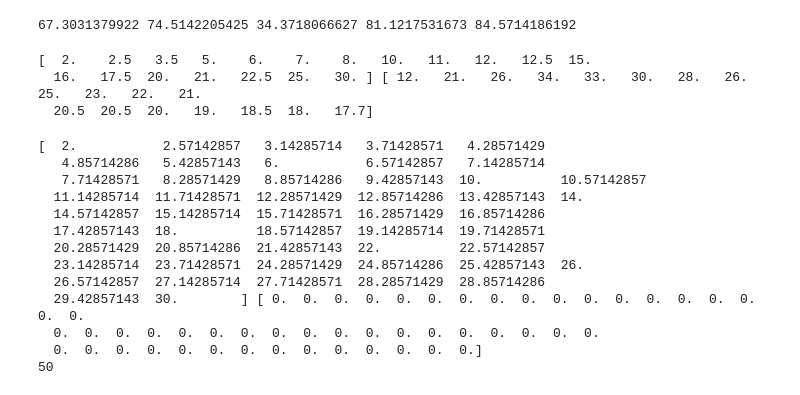
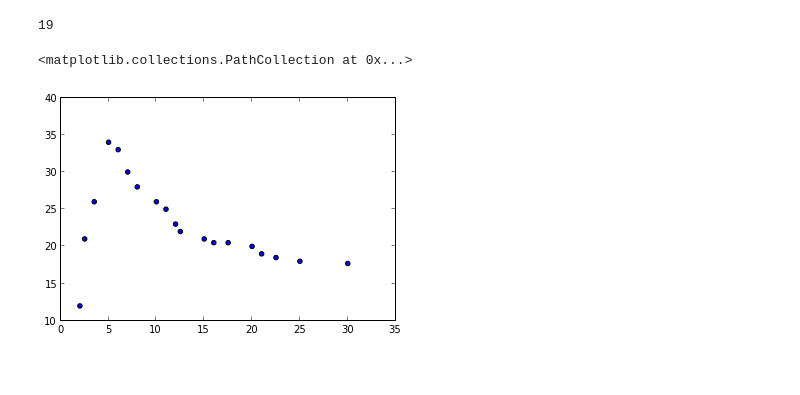
Before and after one commit to nana0220/Tarea_8, a Jupyter notebook: Tarea8.ipynb, the cells around one changed output. Cells and saved outputs as stored; diff of their text form; code cells hidden in the pictures; blank space fills up the shorter version.

```diff
--- a/Tarea8.ipynb
+++ b/Tarea8.ipynb
@@ -9,45 +8,12 @@ WARNING: pylab import has clobbered these variables: ['beta', 'random']
-# %%
-#Declaracion de constantes
-alfa=100*(random.random())
-So=100*random.random()
-Km1=100*random.random()
-beta=100*random.random()
-Km2=100*random.random()
-
-print alfa, So, Km1, beta, Km2
-# %% [output]
-67.3031379922 74.5142205425 34.3718066627 81.1217531673 84.5714186192
 # %%
 obs_data=loadtxt("dimer_observations.dat")
 # %%
 time_obs=obs_data[:,0]
 p_obs=obs_data[:,1]
-
-print time_obs,p_obs
+n=size(time_obs)
+print n
+scatter(time_obs, p_obs)
 # %% [output]
-[  2.    2.5   3.5   5.    6.    7.    8.   10.   11.   12.   12.5  15.
-  16.   17.5  20.   21.   22.5  25.   30. ] [ 12.   21.   26.   34.   33.   30.   28.   26.   25.   23.   22.   21.
-  20.5  20.5  20.   19.   18.5  18.   17.7]
+19
+<matplotlib.collections.PathCollection at 0x...>
+[figure, added]
-# %%
-#runge kutta devuelve 2 arrays. P y T
-
-h=0.2
-n_points=int((10.0+h)/h)
-t=linspace(2,30,n_points)
-p=zeros(n_points)
-print t,p
-print n_points
-# %% [output]
-[  2.           2.57142857   3.14285714   3.71428571   4.28571429
-   4.85714286   5.42857143   6.           6.57142857   7.14285714
-   7.71428571   8.28571429   8.85714286   9.42857143  10.          10.57142857
-  11.14285714  11.71428571  12.28571429  12.85714286  13.42857143  14.
-  14.57142857  15.14285714  15.71428571  16.28571429  16.85714286
-  17.42857143  18.          18.57142857  19.14285714  19.71428571
-  20.28571429  20.85714286  21.42857143  22.          22.57142857
-  23.14285714  23.71428571  24.28571429  24.85714286  25.42857143  26.
-  26.57142857  27.14285714  27.71428571  28.28571429  28.85714286
-  29.42857143  30.        ] [ 0.  0.  0.  0.  0.  0.  0.  0.  0.  0.  0.  0.  0.  0.  0.  0.  0.  0.
-  0.  0.  0.  0.  0.  0.  0.  0.  0.  0.  0.  0.  0.  0.  0.  0.  0.  0.
-  0.  0.  0.  0.  0.  0.  0.  0.  0.  0.  0.  0.  0.  0.]
-50
```
Also changed, not shown: parts of 11 cells of this notebook.
